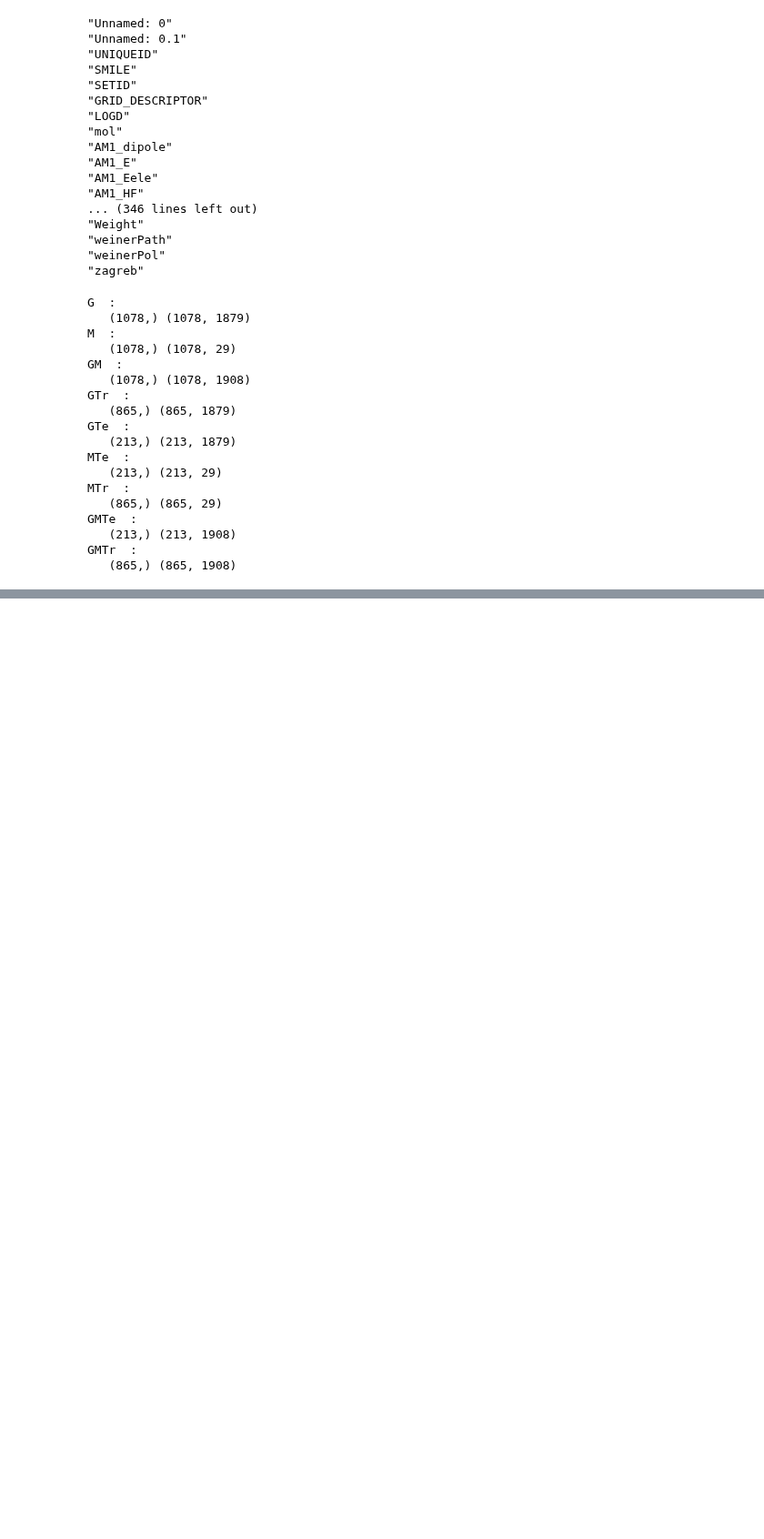
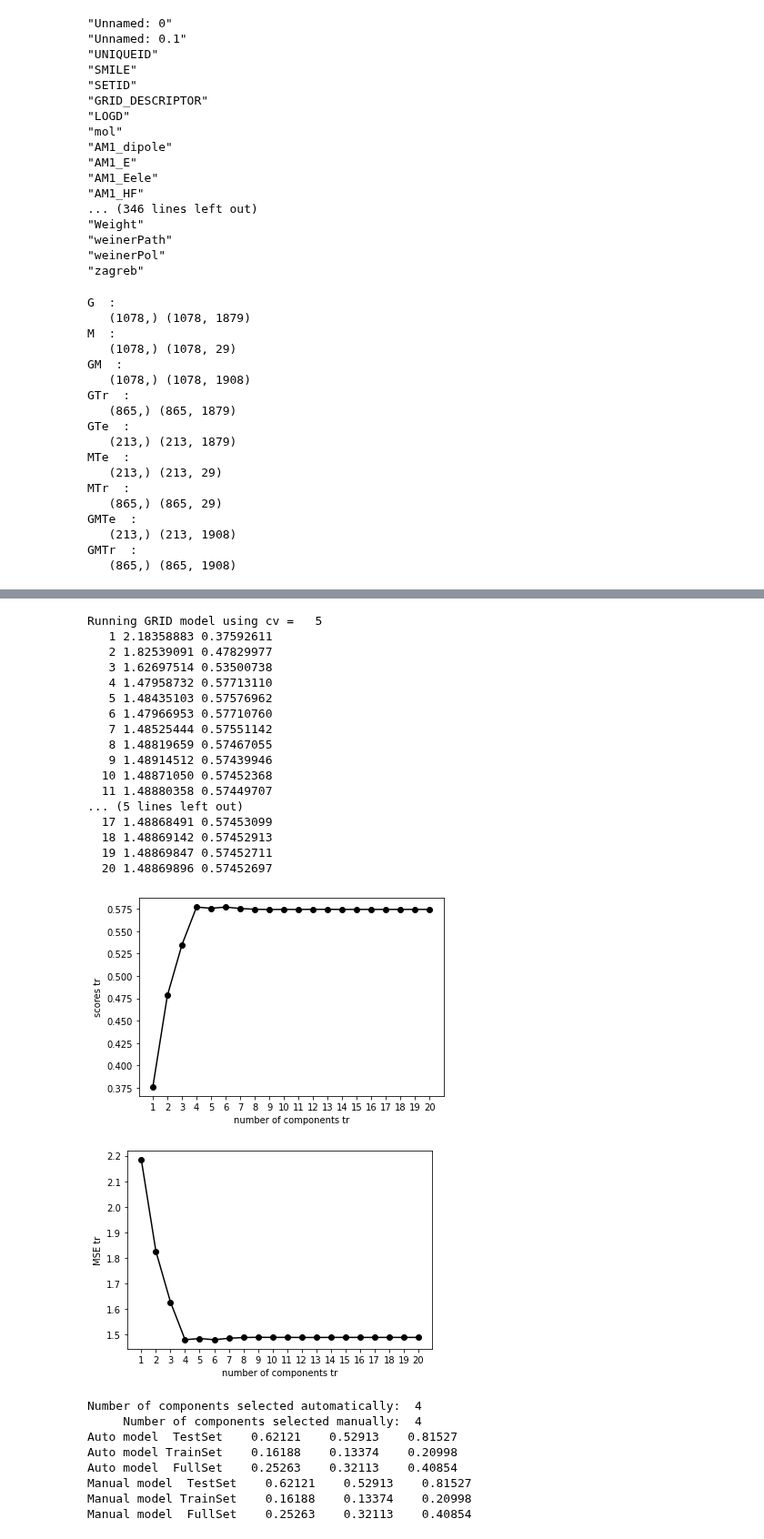
Before and after one commit to lstorchi/mllogdp, a Jupyter notebook: descriptors_MOEandGRID.ipynb, the cells around one changed output, grey strips where cells are left out. Shown at 91% size. Cells and saved outputs as stored; diff of their text form; code cells hidden in the pictures; blank space fills up the shorter version.

Commit message:
All models PLS cv10 and cv5

```diff
--- a/descriptors_MOEandGRID.ipynb
+++ b/descriptors_MOEandGRID.ipynb
@@ -282,3 +282,38 @@ Auto model  FullSet    0.13330    0.33088    0.35663
 Manual model  TestSet    0.62121    0.52913    0.81527
 Manual model TrainSet    0.16188    0.13374    0.20998
 Manual model  FullSet    0.25263    0.32113    0.40854
+# %%
+trname = "GTr"
+tename = "GTe"
+manualcomp = 4
+cvlist = 5
+
+mainrunpls (X, Y, trname, tename, manualcomp, cvlist, 20)
+# %% [output]
+Running GRID model using cv =   5
+   1 2.18358883 0.37592611
+   2 1.82539091 0.47829977
+   3 1.62697514 0.53500738
+   4 1.47958732 0.57713110
+   5 1.48435103 0.57576962
+   6 1.47966953 0.57710760
+   7 1.48525444 0.57551142
+   8 1.48819659 0.57467055
+   9 1.48914512 0.57439946
+  10 1.48871050 0.57452368
+  11 1.48880358 0.57449707
+... (5 lines left out)
+  17 1.48868491 0.57453099
+  18 1.48869142 0.57452913
+  19 1.48869847 0.57452711
+  20 1.48869896 0.57452697
+[figure, added]
+[figure, added]
+Number of components selected automatically:  4
+     Number of components selected manually:  4
+Auto model  TestSet    0.62121    0.52913    0.81527
+Auto model TrainSet    0.16188    0.13374    0.20998
+Auto model  FullSet    0.25263    0.32113    0.40854
+Manual model  TestSet    0.62121    0.52913    0.81527
+Manual model TrainSet    0.16188    0.13374    0.20998
+Manual model  FullSet    0.25263    0.32113    0.40854
```
Also changed, not shown: parts of 5 cells of this notebook, 1 other file.
